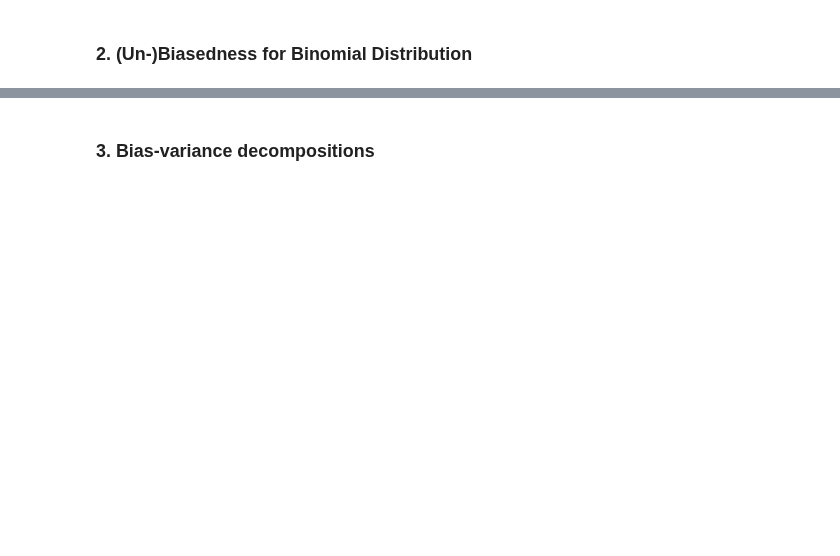
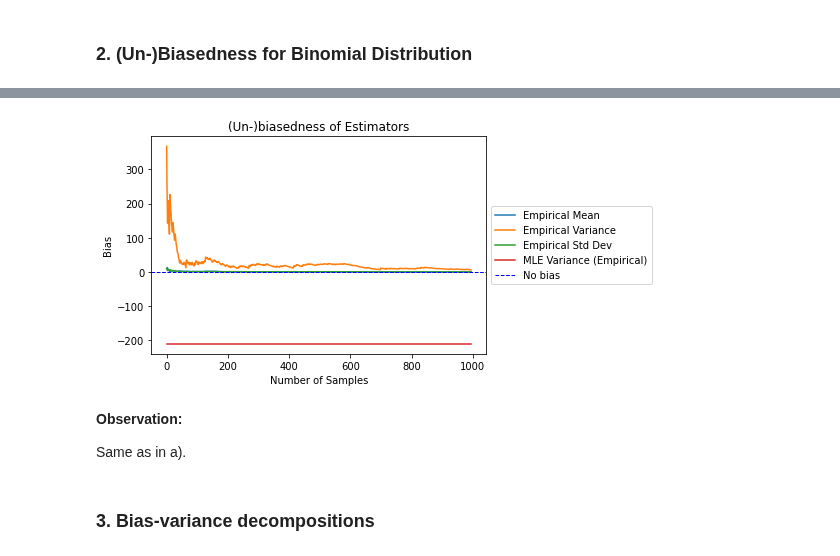
Before and after one commit to DorotheaMueller/statistics_assignments, a Jupyter notebook: ex_2.ipynb, the cells around one changed output, grey strips where cells are left out. Cells and saved outputs as stored; diff of their text form; code cells hidden in the pictures; blank space fills up the shorter version.

```diff
--- a/ex_2.ipynb
+++ b/ex_2.ipynb
@@ -307,2 +327,20 @@ Although we expected the standard deviation to be biased and the variance to not
+# %%
+from_ = 5
+plt.plot(all_means[from_:] - mean_, label = 'Empirical Mean')
+plt.plot(all_var[from_:] - var, label = 'Empirical Variance')
+plt.plot(all_std_dev[from_:] - std_dev, label = 'Empirical Std Dev')
+plt.plot(all_mle_var[from_:] - var, label = 'MLE Variance (Empirical)')
+plt.xlabel("Number of Samples")
+plt.ylabel("Bias")
+plt.axhline(0, color='blue', linestyle='dashed', linewidth=1, label = 'No bias')
+
+plt.legend(loc='center left', bbox_to_anchor=(1, 0.5))
+plt.title(f"(Un-)biasedness of Estimators");
+# %% [output]
+[figure, added]
+# %% [markdown]
+**Observation:**
+
+Same as in a).
 # %% [markdown]
 ### 3. Bias-variance decompositions
```
Also changed, not shown: parts of 26 cells of this notebook.
